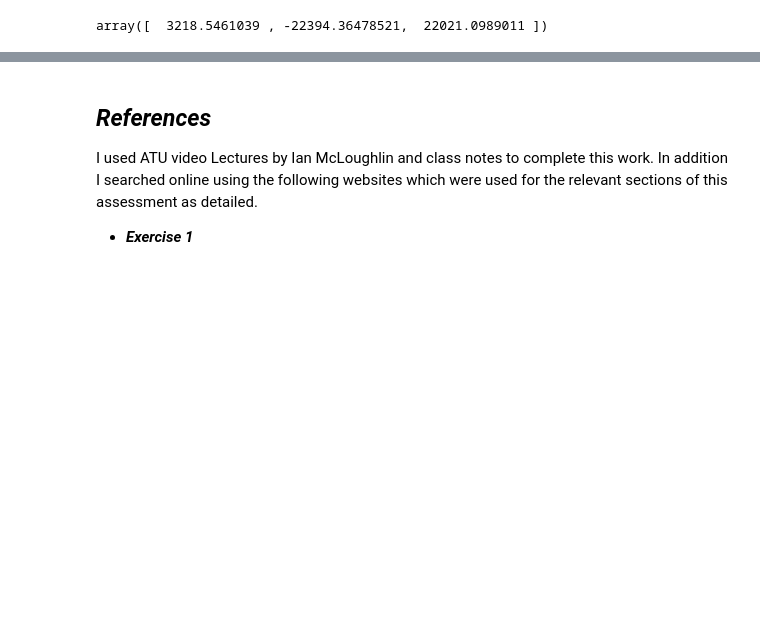
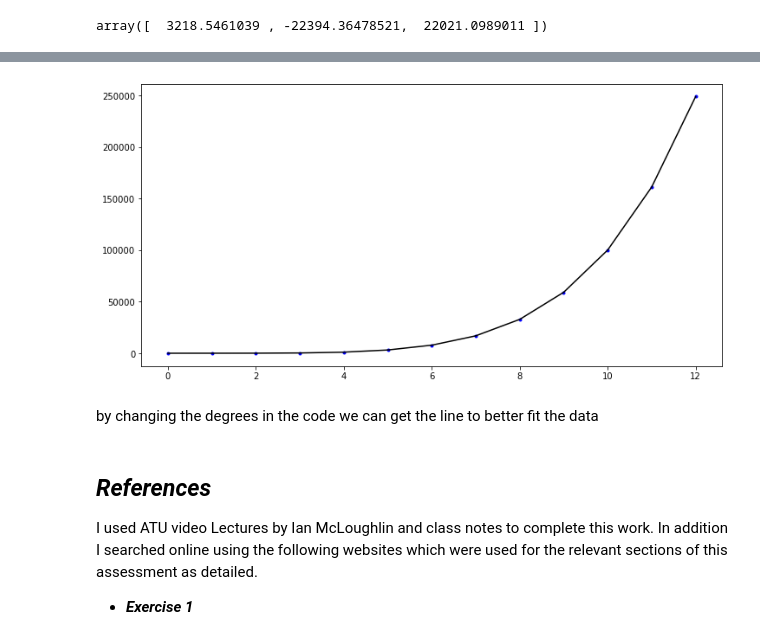
Before and after one commit to LauraBrogan/2022-MLS-Assessment, a Jupyter notebook: Regular Tasks/parameters-task.ipynb, the cells around one changed output, grey strips where cells are left out. Saved outputs shown, nothing was run; the diff lists cells and outputs as text; code cells hidden in the pictures; blank space fills up the shorter version.

```diff
--- a/Regular Tasks/parameters-task.ipynb
+++ b/Regular Tasks/parameters-task.ipynb
@@ -82,3 +93,25 @@ array([  3218.5461039 , -22394.36478521,  22021.0989011 ])
+# %%
+# Highest power of x in the polynomial.
+degree = 100
+
+# Use x and y to try to find the original parameters.
+params = np.polyfit(x2, y2, degree)
+
+# Show the parameters.
+# print(params)
+
+# Create a plot.
+fig, ax = plt.subplots(figsize=(12,6))
+
+# Plot x vs y.
+ax.plot(x2, y2, 'b.')
+
+# Plot x vs parameters on x.
+ax.plot(x2, np.polyval(params, x2), 'k-');
+# %% [output]
+[figure, added]
+# %% [markdown]
+by changing the degrees in the code we can get the line to better fit the data
 # %% [markdown]
 ## ***References***
 I used ATU video Lectures by Ian McLoughlin and class notes to complete this work.
```
Also changed, not shown: parts of 4 cells of this notebook, 1 other file.
